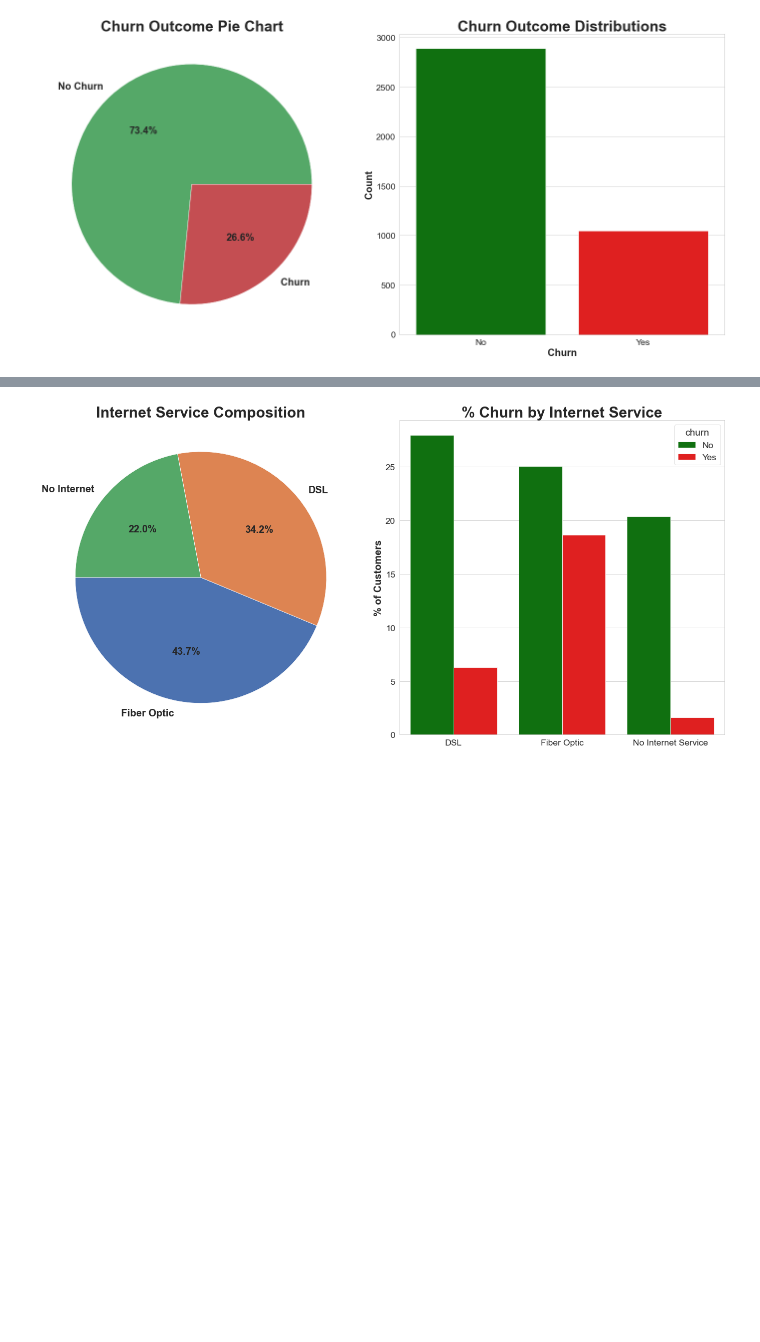
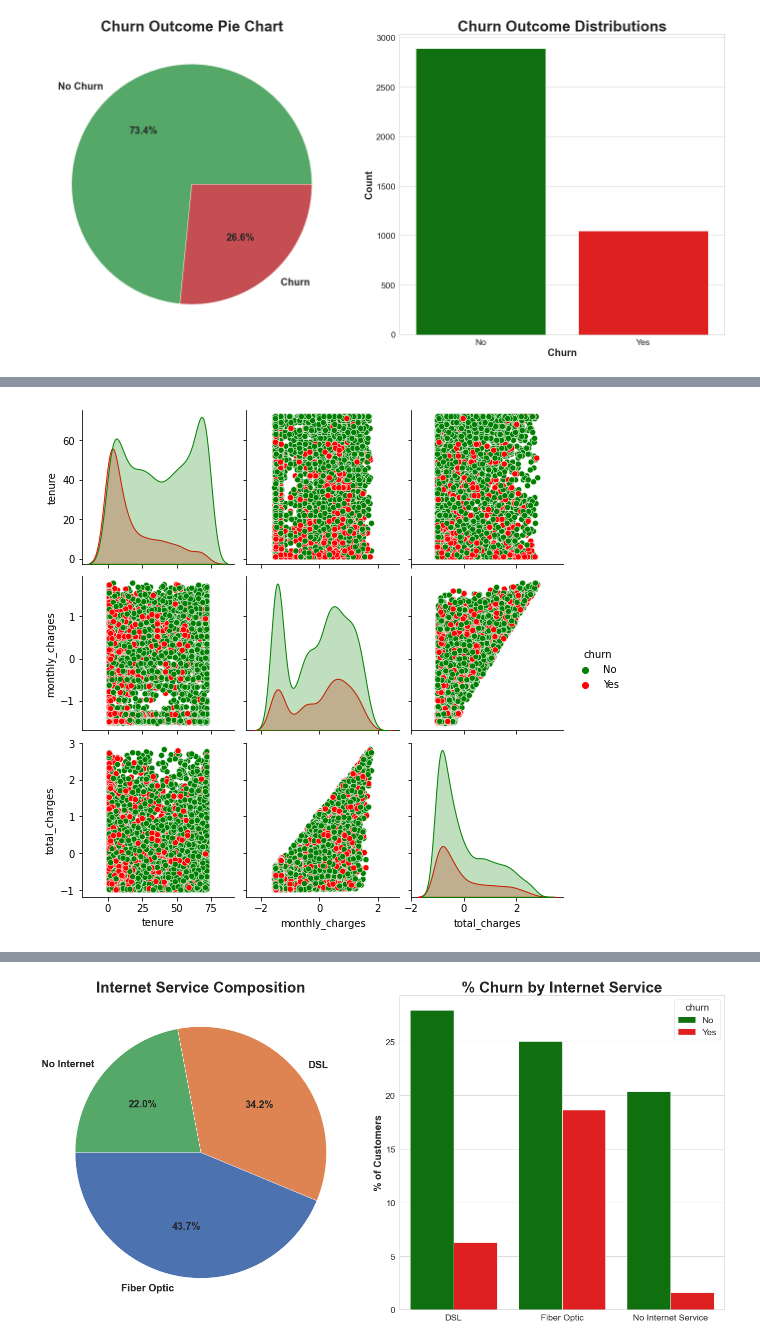
Before and after one commit to nicholas-dougherty/telco-classification-project, a Jupyter notebook: final_report.ipynb, the cells around one changed output, grey strips where cells are left out. Cells and saved outputs as stored; diff of their text form; code cells hidden in the pictures; blank space fills up the shorter version.

```diff
--- a/final_report.ipynb
+++ b/final_report.ipynb
@@ -93,0 +129,9 @@ At this juncture, via visualization we discover which features will have the lar
+# %%
+#Multivariate
+# create and display a pairplot comparing the distributions of each quantitative variable
+    # in each category of the target variable
+target = 'churn'
+g = sns.pairplot(train[num_cols + [target]], hue=target, palette=['#008000','#FF0000'])
+plt.show()
+# %% [output]
+[figure, added]
```
Also changed, not shown: parts of 29 cells of this notebook, 2 other files.
